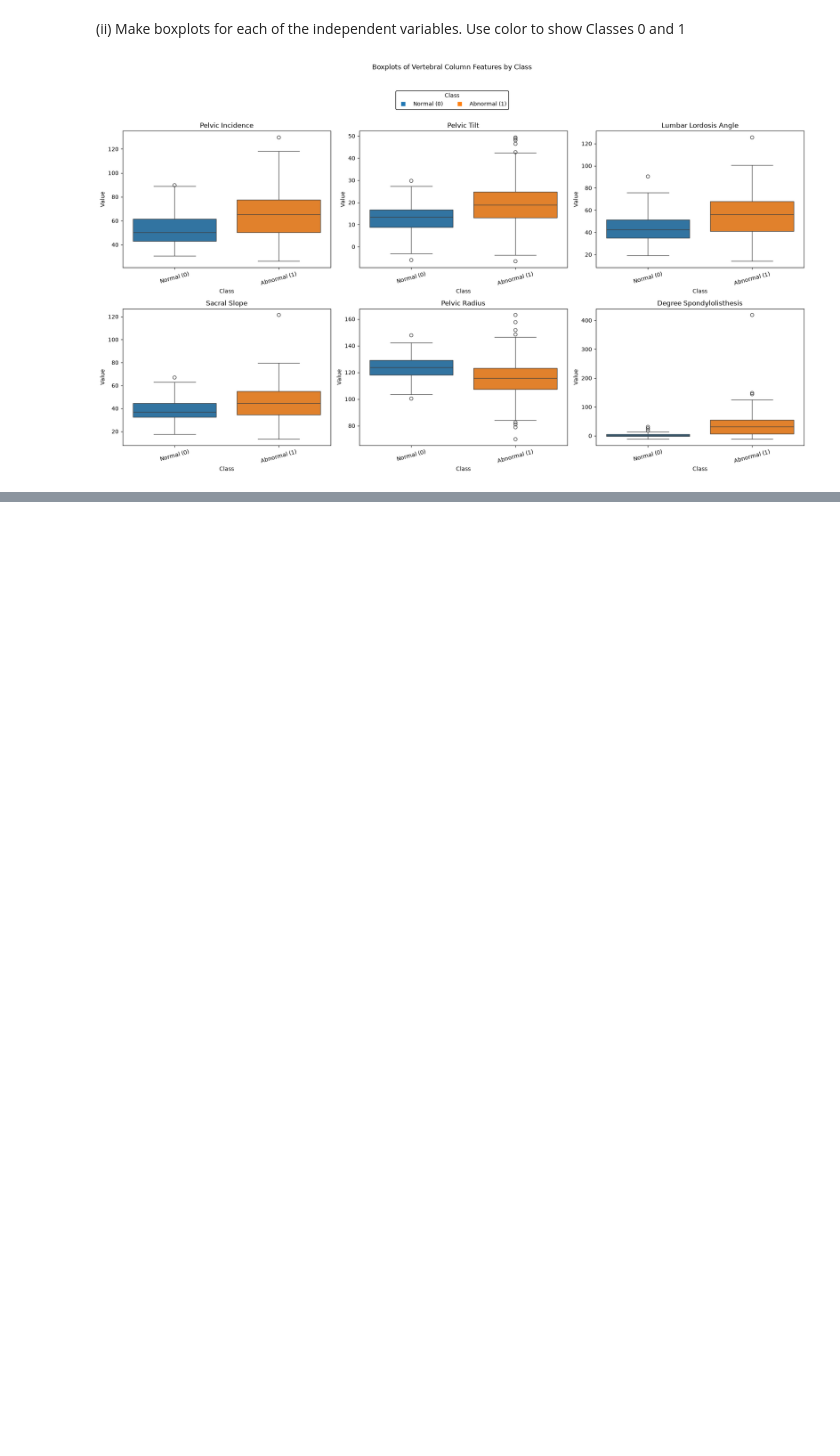
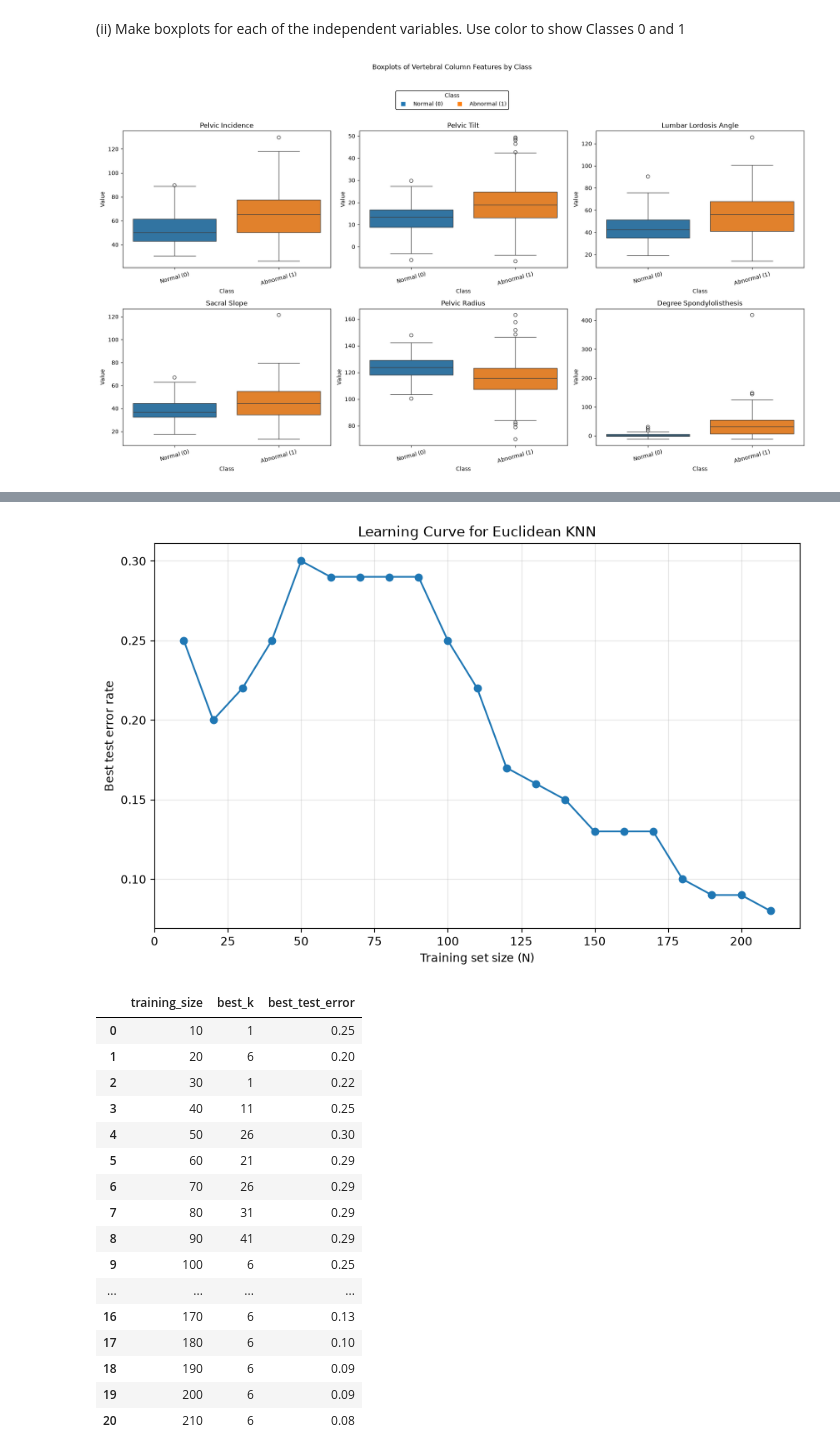
Before and after one commit to prathamaeron/DSCI-552-Assignments, a Jupyter notebook: assignment-01/notebooks/Aggarwal_Pratham_HW1.ipynb, the cells around one changed output, grey strips where cells are left out. Saved outputs shown, nothing was run; the diff lists cells and outputs as text; code cells hidden in the pictures; blank space fills up the shorter version.

```diff
--- a/assignment-01/notebooks/Aggarwal_Pratham_HW1.ipynb
+++ b/assignment-01/notebooks/Aggarwal_Pratham_HW1.ipynb
@@ -172,0 +279,67 @@ plt.show()
+# %%
+train_class_0 = train[train['class'] == 0]
+train_class_1 = train[train['class'] == 1]
+
+training_sizes = range(10, 211, 10)
+best_test_errors = []
+best_k_values = []
+
+for training_size in training_sizes:
+    class_0_count = training_size // 3
+    class_1_count = training_size - class_0_count
+
+    subset_train = pd.concat([
+        train_class_0.iloc[:class_0_count],
+        train_class_1.iloc[:class_1_count],
+    ])
+
+    subset_X_train = subset_train[features]
+    subset_y_train = subset_train['class']
+    candidate_k_values = range(1, training_size, 5)
+    candidate_test_errors = []
+
+    for k in candidate_k_values:
+        subset_knn = KNeighborsClassifier(
+            n_neighbors=k,
+            metric='euclidean',
+        )
+        subset_knn.fit(subset_X_train, subset_y_train)
+        candidate_test_errors.append(1 - subset_knn.score(X_test, y_test))
+
+    best_subset_index = int(np.argmin(candidate_test_errors))
+    best_test_errors.append(candidate_test_errors[best_subset_index])
+    best_k_values.append(list(candidate_k_values)[best_subset_index])
+
+plt.figure(figsize=(10, 6))
+plt.plot(training_sizes, best_test_errors, marker='o')
+plt.xlabel('Training set size (N)')
+plt.ylabel('Best test error rate')
+plt.title('Learning Curve for Euclidean KNN')
+plt.grid(alpha=0.3)
+plt.show()
+
+learning_curve_results = pd.DataFrame({
+    'training_size': list(training_sizes),
+    'best_k': best_k_values,
+    'best_test_error': best_test_errors,
+})
+learning_curve_results
+# %% [output]
+[figure, added]
+|  | training_size | best_k | best_test_error |
+| 0 | 10 | 1 | 0.25 |
+| 1 | 20 | 6 | 0.20 |
+| 2 | 30 | 1 | 0.22 |
+| 3 | 40 | 11 | 0.25 |
+| 4 | 50 | 26 | 0.30 |
+| 5 | 60 | 21 | 0.29 |
+| 6 | 70 | 26 | 0.29 |
+| 7 | 80 | 31 | 0.29 |
+| 8 | 90 | 41 | 0.29 |
+| 9 | 100 | 6 | 0.25 |
+| ... | ... | ... | ... |
+| 16 | 170 | 6 | 0.13 |
+| 17 | 180 | 6 | 0.10 |
+| 18 | 190 | 6 | 0.09 |
+| 19 | 200 | 6 | 0.09 |
+| 20 | 210 | 6 | 0.08 |
```
Also changed, not shown: parts of 9 cells of this notebook.
